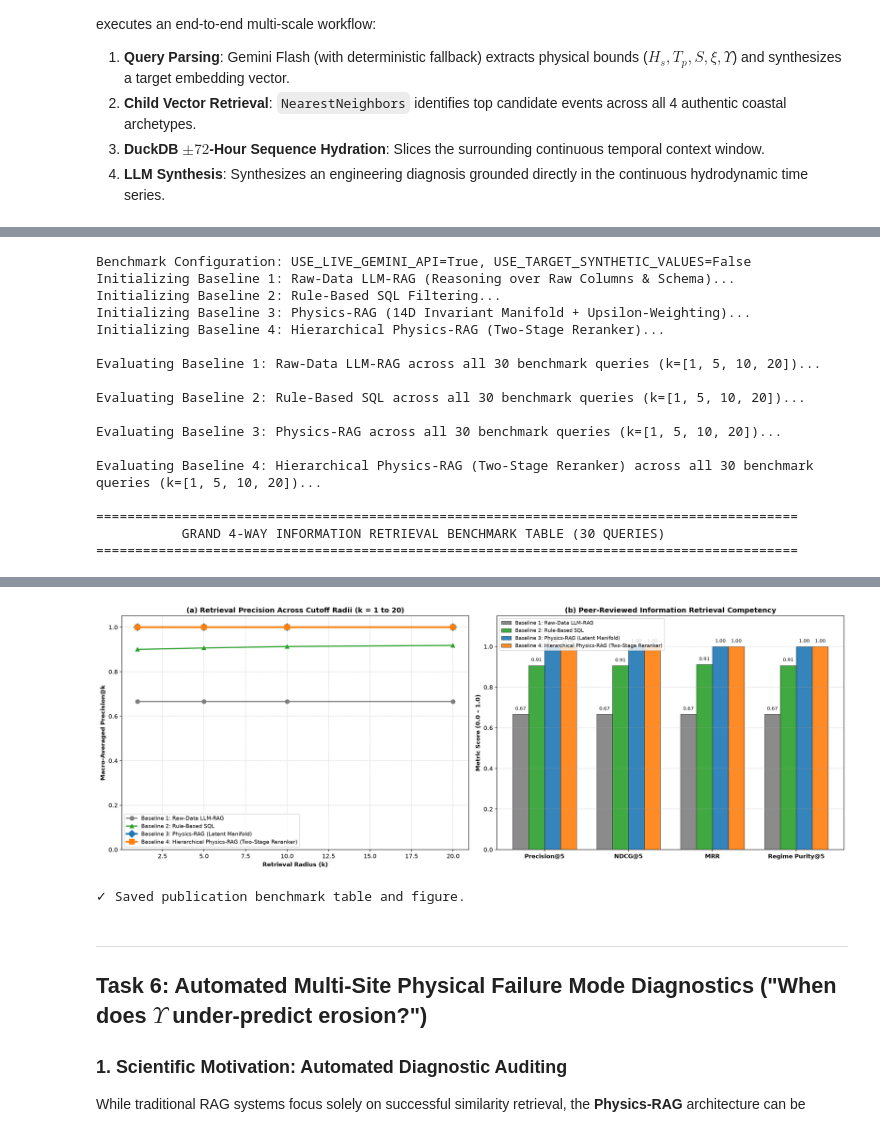
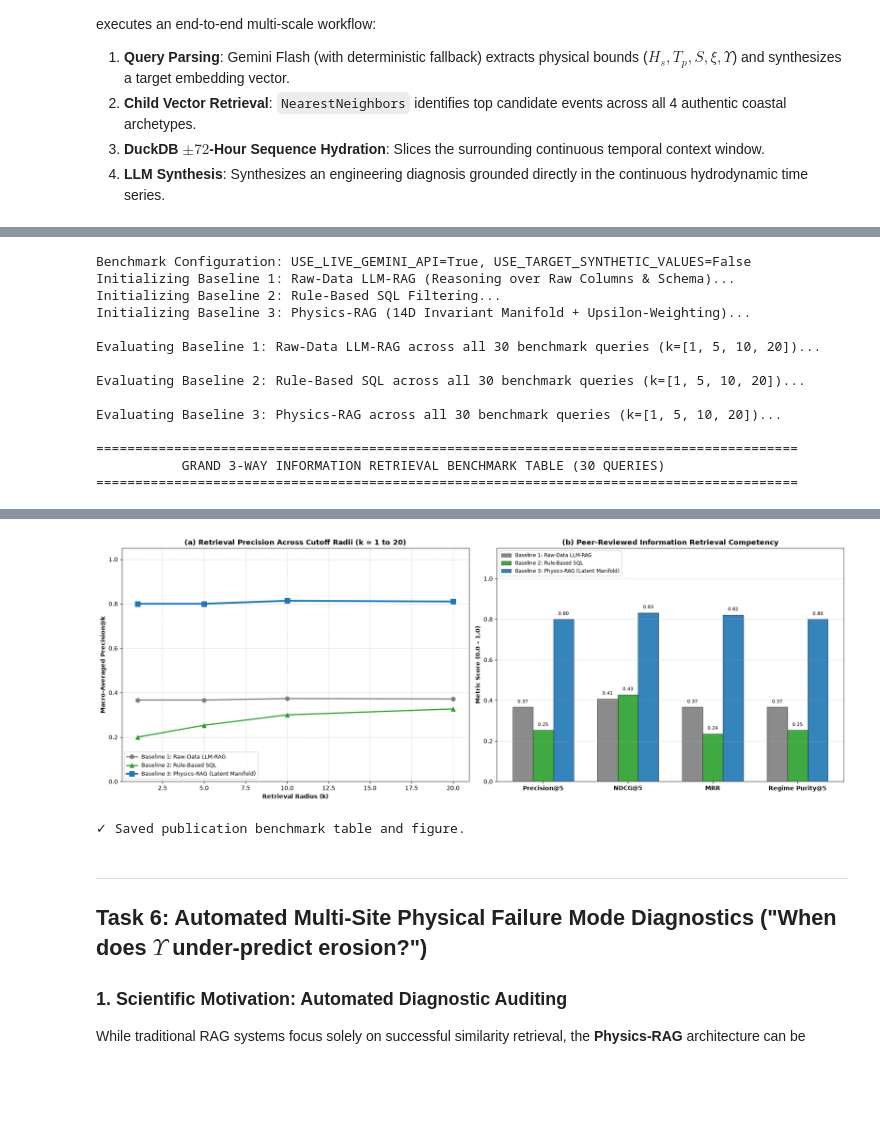
Before and after one commit to sam-tritto/unified-coastal-erosion-index, a Jupyter notebook: 04_Physics_RAG_Deployment.ipynb, the cells around one changed output, grey strips where cells are left out. Cells and saved outputs as stored; diff of their text form; code cells hidden in the pictures; blank space fills up the shorter version.

Commit message:
chore: update physics RAG implementation, deployment notebook, and benchmark figures

```diff
--- a/04_Physics_RAG_Deployment.ipynb
+++ b/04_Physics_RAG_Deployment.ipynb
@@ -652,6 +649,7 @@ import src.physics_rag
 importlib.reload(src.physics_rag)
 
 from src.physics_rag import (
+    PhysicsRAG,
     RawDataLLMRAG,
     RuleBasedSQLRAG,
     Baseline4HierarchicalRerankerRAG,
@@ -675,17 +673,18 @@ sql_rag = RuleBasedSQLRAG(df=df_global)
 
 # 3. Baseline 3: Physics-RAG (14D Invariant Manifold + Upsilon-Weighting)
 print("Initializing Baseline 3: Physics-RAG (14D Invariant Manifold + Upsilon-Weighting)...")
-phys_rag = rag_engine
-
-# 4. Baseline 4: Hierarchical Physics-RAG (Two-Stage Reranker with Live Gemini Reasoning)
-print("Initializing Baseline 4: Hierarchical Physics-RAG (Two-Stage Reranker)...")
-hierarchical_rag = Baseline4HierarchicalRerankerRAG.from_rag(
-    rag=rag_engine,
-    model_name=MODEL_NAME,
+phys_rag = PhysicsRAG(
+    df=df_global,
     api_key=GEMINI_API_KEY,
+    embeddings=unified_child_vectors,
+    feature_names=physics_feat_names,
+    scaler_meta={"scaler": robust_scaler, "scaler_type": "robust"},
+    top_k=5,
 )
 
-# 5. Execute 30-Query Grand Benchmark Evaluation across all 4 systems (k = [1, 5, 10, 20])
+
+
+# 5. Execute 30-Query Grand Benchmark Evaluation across all 3 systems (k = [1, 5, 10, 20])
 k_radius_list = [1, 5, 10, 20]
 
 print(f"\nEvaluating Baseline 1: Raw-Data LLM-RAG across all {len(grand_30_queries)} benchmark queries (k={k_radius_list})...")
@@ -715,14 +714,7 @@ df_phys_res, summary_phys = evaluate_rag_benchmark_suite(
     allow_synthetic_probes=USE_TARGET_SYNTHETIC_VALUES,
 )
 
-print(f"\nEvaluating Baseline 4: Hierarchical Physics-RAG (Two-Stage Reranker) across all {len(grand_30_queries)} benchmark queries (k={k_radius_list})...")
-df_hier_res, summary_hier = evaluate_rag_benchmark_suite(
-    rag=hierarchical_rag,
-    benchmark_queries=grand_30_queries,
-    k_list=k_radius_list,
-    use_llm_parser=USE_LIVE_GEMINI_API,
-    allow_synthetic_probes=USE_TARGET_SYNTHETIC_VALUES,
-)
+
 
 # 6. Aggregate Comparison Table
 def extract_row(arch_name, s_dict):
@@ -742,12 +734,11 @@ comparison_rows = [
     extract_row("Baseline 1: Raw-Data LLM-RAG", summary_llm),
     extract_row("Baseline 2: Rule-Based SQL", summary_sql),
     extract_row("Baseline 3: Physics-RAG (Latent Manifold)", summary_phys),
-    extract_row("Baseline 4: Hierarchical Physics-RAG (Two-Stage Reranker)", summary_hier),
 ]
 
 df_grand_comparison = pd.DataFrame(comparison_rows)
 print("\n==========================================================================================")
-print("           GRAND 4-WAY INFORMATION RETRIEVAL BENCHMARK TABLE (30 QUERIES)                ")
+print("           GRAND 3-WAY INFORMATION RETRIEVAL BENCHMARK TABLE (30 QUERIES)                ")
 print("==========================================================================================")
 display(df_grand_comparison)
 
@@ -756,19 +747,18 @@ fig, axes = plt.subplots(1, 2, figsize=(18, 6.5))
 
 # Subplot 1: Precision vs. Retrieval Radius k
 k_vals = [1, 5, 10, 20]
-colors = ["#7f7f7f", "#2ca02c", "#1f77b4", "#ff7f0e"]
-markers = ["o", "^", "D", "s"]
+colors = ["#7f7f7f", "#2ca02c", "#1f77b4"]
+markers = ["o", "^", "s"]
 benchmarks = [
     ("Baseline 1: Raw-Data LLM-RAG", summary_llm),
     ("Baseline 2: Rule-Based SQL", summary_sql),
     ("Baseline 3: Physics-RAG (Latent Manifold)", summary_phys),
-    ("Baseline 4: Hierarchical Physics-RAG (Two-Stage Reranker)", summary_hier),
 ]
 
 for (b_name, b_summary), c, m in zip(benchmarks, colors, markers):
     p_curve = [b_summary.get(f"mean_p_at_{k}", b_summary.get(f"Mean Precision@{k}", 0.0)) for k in k_vals]
-    lw = 3.0 if ("Physics-RAG" in b_name or "Hierarchical" in b_name) else 2.0
-    ms = 9 if ("Physics-RAG" in b_name or "Hierarchical" in b_name) else 7
+    lw = 3.0 if "Physics-RAG" in b_name else 2.0
+    ms = 9 if "Physics-RAG" in b_name else 7
     axes[0].plot(k_vals, p_curve, marker=m, color=c, lw=lw, markersize=ms, label=b_name)
 
 axes[0].set_xlabel("Retrieval Radius (k)", fontweight="bold")
@@ -781,12 +771,12 @@ axes[0].legend(frameon=True, facecolor="white", loc="lower left", fontsize=9.0)
 # Subplot 2: Multi-Metric Bar Chart (P@5, NDCG@5, MRR, Regime Purity)
 metrics_keys = ["Mean P@5", "Mean NDCG@5", "MRR", "Regime Purity@5"]
 x = np.arange(len(metrics_keys))
-width = 0.19
+width = 0.24
 
 for idx, ((b_name, _), c) in enumerate(zip(benchmarks, colors)):
     row_data = df_grand_comparison[df_grand_comparison["Architecture"] == b_name].iloc[0]
     vals = [row_data[k] for k in metrics_keys]
-    bars = axes[1].bar(x + (idx - 1.5) * width, vals, width, label=b_name, color=c, alpha=0.9, edgecolor="black", linewidth=0.5)
+    bars = axes[1].bar(x + (idx - 1.0) * width, vals, width, label=b_name, color=c, alpha=0.9, edgecolor="black", linewidth=0.5)
     for b in bars:
         h = b.get_height()
         if h > 0.03:
@@ -817,7 +807,6 @@ Benchmark Configuration: USE_LIVE_GEMINI_API=True, USE_TARGET_SYNTHETIC_VALUES=F
 Initializing Baseline 1: Raw-Data LLM-RAG (Reasoning over Raw Columns & Schema)...
 Initializing Baseline 2: Rule-Based SQL Filtering...
 Initializing Baseline 3: Physics-RAG (14D Invariant Manifold + Upsilon-Weighting)...
-Initializing Baseline 4: Hierarchical Physics-RAG (Two-Stage Reranker)...
 
 Evaluating Baseline 1: Raw-Data LLM-RAG across all 30 benchmark queries (k=[1, 5, 10, 20])...
 
@@ -825,8 +814,6 @@ Evaluating Baseline 2: Rule-Based SQL across all 30 benchmark queries (k=[1, 5,
 
 Evaluating Baseline 3: Physics-RAG across all 30 benchmark queries (k=[1, 5, 10, 20])...
 
-Evaluating Baseline 4: Hierarchical Physics-RAG (Two-Stage Reranker) across all 30 benchmark queries (k=[1, 5, 10, 20])...
-
 ==========================================================================================
-           GRAND 4-WAY INFORMATION RETRIEVAL BENCHMARK TABLE (30 QUERIES)
+           GRAND 3-WAY INFORMATION RETRIEVAL BENCHMARK TABLE (30 QUERIES)
 ==========================================================================================
@@ -838,4 +824,4 @@ Evaluating Baseline 4: Hierarchical Physics-RAG (Two-Stage Reranker) across all
-[figure, old version]
+[figure, new version]
 ✓ Saved publication benchmark table and figure.
 # %% [markdown]
 ---
```
Also changed, not shown: parts of 6 cells of this notebook, 3 other files.
